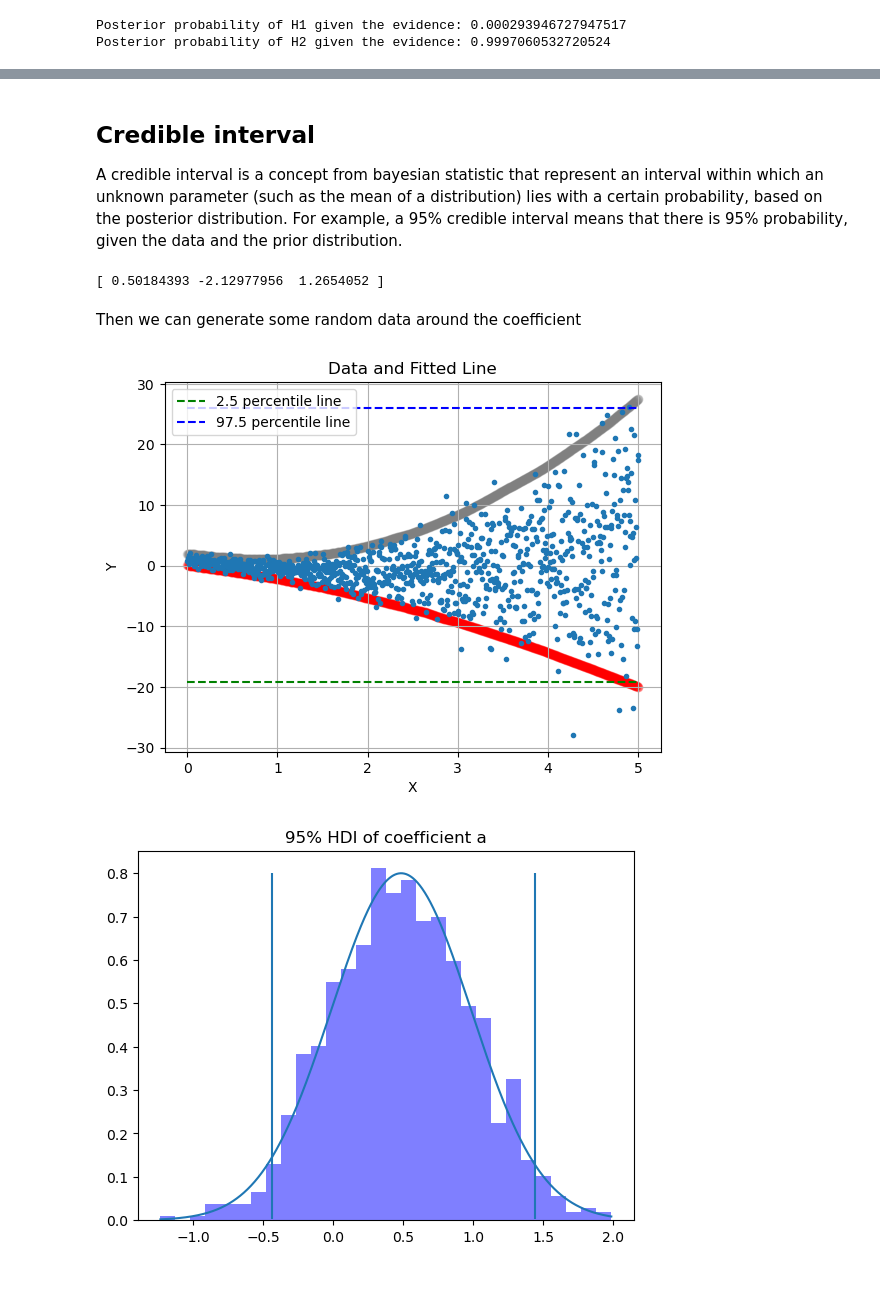
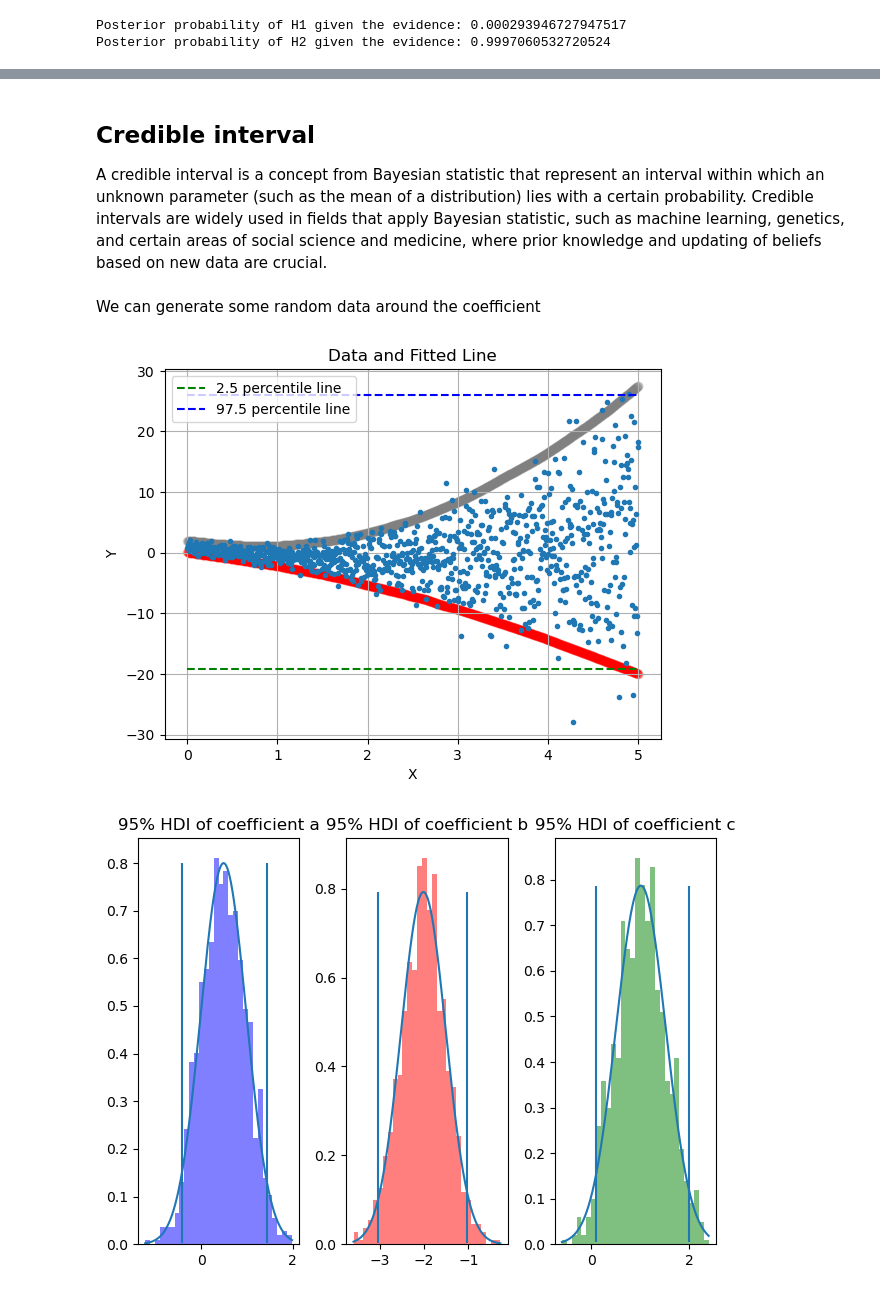
Before and after one commit to ESMS-Group-Public/FoKL-Documentation, a Jupyter notebook: FoKL Base Concepts/Probability and Bayes Theorem.ipynb, the cells around one changed output, grey strips where cells are left out. Saved outputs shown, nothing was run; the diff lists cells and outputs as text; code cells hidden in the pictures.

```diff
--- a/FoKL Base Concepts/Probability and Bayes Theorem.ipynb
+++ b/FoKL Base Concepts/Probability and Bayes Theorem.ipynb
@@ -122,35 +148,9 @@ By applying Bayes' Theorem, we can assess how the pbserved evidence updates out
 # %% [markdown]
 ## Credible interval
 
-A credible interval is a concept from bayesian statistic that represent an interval within which an unknown parameter (such as the mean of a distribution) lies with a certain probability, based on the posterior distribution. For example, a 95% credible interval means that there is 95% probability, given the data and the prior distribution.
+A credible interval is a concept from Bayesian statistic that represent an interval within which an unknown parameter (such as the mean of a distribution) lies with a certain probability. Credible intervals are widely used in fields that apply Bayesian statistic, such as machine learning, genetics, and certain areas of social science and medicine, where prior knowledge and updating of beliefs based on new data are crucial.
-# %%
-import numpy as np
-import matplotlib.pyplot as plt
-
-# Generate data
-np.random.seed(10)
-x = np.linspace(0, 5, 1000)
-y = 0.5*x**2 - 2 * x + 1
-y_noise = y + np.random.normal(0, 3, len(x))
-
-# Design a matrix for quadratic regression
-matrix = np.vstack([x**2, x, np.ones(len(x))]).T
-
-# Perform Singular Value Decomposition (SVD) on the design matrix
-U, d, VT = np.linalg.svd(matrix, full_matrices=False)
-
-# Compute the regression coefficients using the pseudoinverse
-d_inv = np.diag(1/d)
-y_col = y_noise[:, np.newaxis]
-beta = VT.T @ d_inv @ U.T @ y_col
-beta = beta.flatten()
-
-# Print the computed coefficients
-print(beta)
-# %% [output]
-[ 0.50184393 -2.12977956  1.2654052 ]
 # %% [markdown]
-Then we can generate some random data around the coefficient
+We can generate some random data around the coefficient
 # %%
 np.random.seed(15)
 
@@ -163,7 +163,7 @@ b = np.random.normal(-2, 0.5, 1000)
 c = np.random.normal(1, 0.5, 1000)
 
 # Generate new Y values
-Y = a*x**2 + b*x + c
+Y = a*X**2 + b*X + c
 plt.plot(X, Y, '.')
 bound1 = []
 upper_bound = []
@@ -191,41 +191,45 @@ percentile1 = np.percentile(lower_bound, 2.5)
 percentile2 = np.percentile(upper_bound, 97.5)
 plt.hlines(percentile1, X.min(), X.max(), colors='green', linestyles='--', label='2.5 percentile line')
 plt.hlines(percentile2, X.min(), X.max(),colors='blue', linestyles='--', label='97.5 percentile line')
 
 # Add labels and title
 plt.xlabel('X')
 plt.ylabel('Y')
 plt.title('Data and Fitted Line')
 plt.legend()
 plt.grid(True)
+
 plt.show()
 
+plt.subplot(1,3,1)
 x_a = np.linspace(np.min(a), np.max(a), 1000)
 pdf_a = norm.pdf(x_a, loc = np.mean(a), scale = np.std(a))
 plt.hist(a, density= True, bins = 30, alpha = 0.5, color = 'blue')
 plt.plot(x_a, pdf_a)
 plt.title('95% HDI of coefficient a')
 plt.vlines(a_lower, pdf_a.min(),pdf_a.max())
 plt.vlines(a_upper, pdf_a.min(),pdf_a.max())
-plt.show()
 
+plt.subplot(1,3,2)
 x_b = np.linspace(np.min(b), np.max(b), 1000)
 pdf_b = norm.pdf(x_b, loc = np.mean(b), scale = np.std(b))
 plt.hist(b, density= True, bins = 30, alpha = 0.5, color = 'red')
 plt.plot(x_b, pdf_b)
 plt.title('95% HDI of coefficient b')
 plt.vlines(b_lower, pdf_b.min(),pdf_b.max())
 plt.vlines(b_upper, pdf_b.min(),pdf_b.max())
+
+plt.subplot(1,3,3)
+x_c = np.linspace(np.min(c), np.max(c), 1000)
+pdf_c = norm.pdf(x_c, loc = np.mean(c), scale = np.std(c))
+plt.hist(c, density= True, bins = 30, alpha = 0.5, color = 'green')
+plt.plot(x_c, pdf_c)
+plt.title('95% HDI of coefficient c')
+plt.vlines(c_lower, pdf_c.min(),pdf_c.max())
+plt.vlines(c_upper, pdf_c.min(),pdf_c.max())
+
+plt.tight_layout()
 plt.show()
-
-x_b = np.linspace(np.min(b), np.max(b), 1000)
-pdf_b = norm.pdf(x_b, loc = np.mean(b), scale = np.std(b))
-plt.hist(b, density= True, bins = 30, alpha = 0.5, color = 'green')
-plt.plot(x_b, pdf_b)
-plt.title('95% HDI of coefficient c')
-plt.vlines(b_lower, pdf_b.min(),pdf_b.max())
-plt.vlines(b_upper, pdf_b.min(),pdf_b.max())
-plt.show()
 # %% [output]
 [figure]
-[figure, old version]
+[figure, new version]
```
Also changed, not shown: parts of 10 cells of this notebook.
